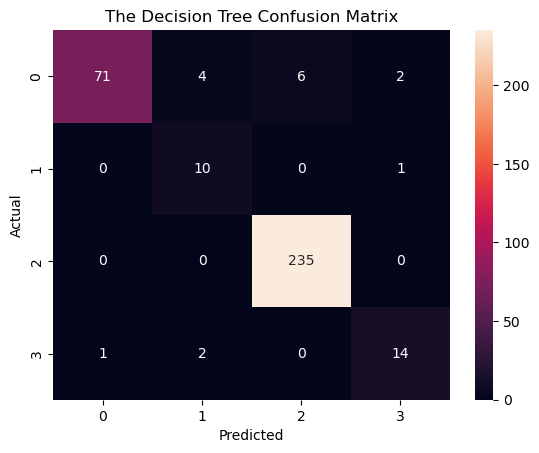
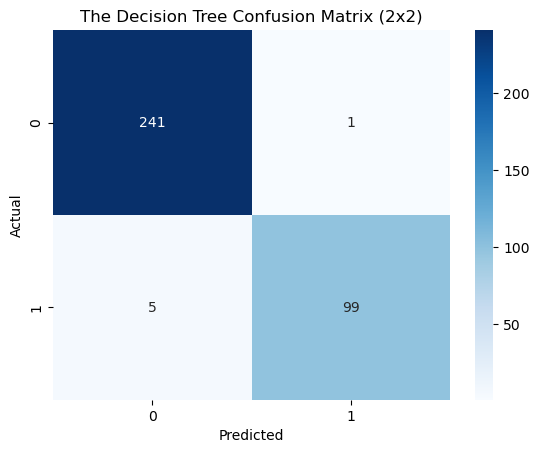
Unified diff of the notebook cell whose output changed from the first chart to the second:
--- before
+++ after
@@ -3,9 +3,13 @@
 import seaborn as sns
 
-decision_tree_cm = confusion_matrix(y_test, decision_tree_predictions)
+# 2x2 confusion matrix via one-vs-rest mapping (unacc vs others)
+y_test_binary = (y_test != "unacc").astype(int)
+decision_tree_binary = (decision_tree_predictions != "unacc").astype(int)
 
-sns.heatmap(decision_tree_cm, annot=True, fmt="d")
+decision_tree_cm = confusion_matrix(y_test_binary, decision_tree_binary)
+
+sns.heatmap(decision_tree_cm, annot=True, fmt="d", cmap="Blues")
 plt.xlabel("Predicted")
 plt.ylabel("Actual")
-plt.title("The Decision Tree Confusion Matrix")
+plt.title("The Decision Tree Confusion Matrix (2x2)")
 plt.show()

Commit: updated projects